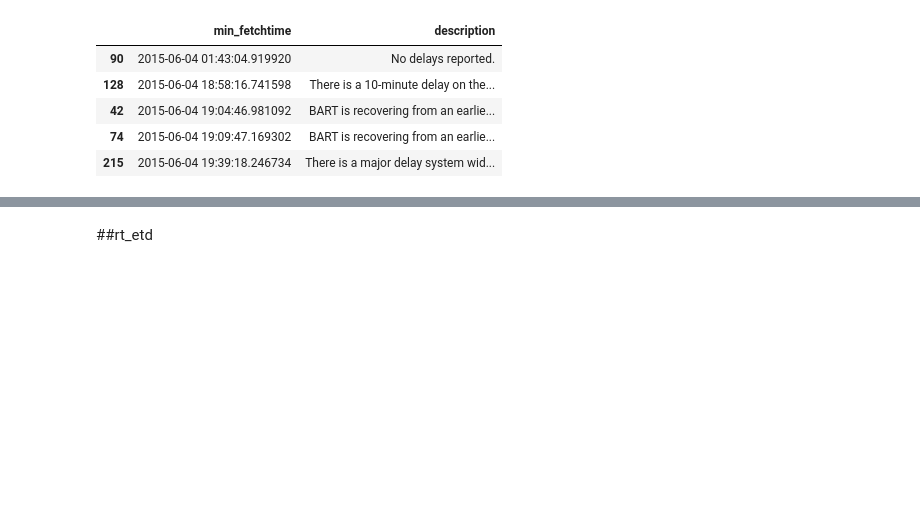
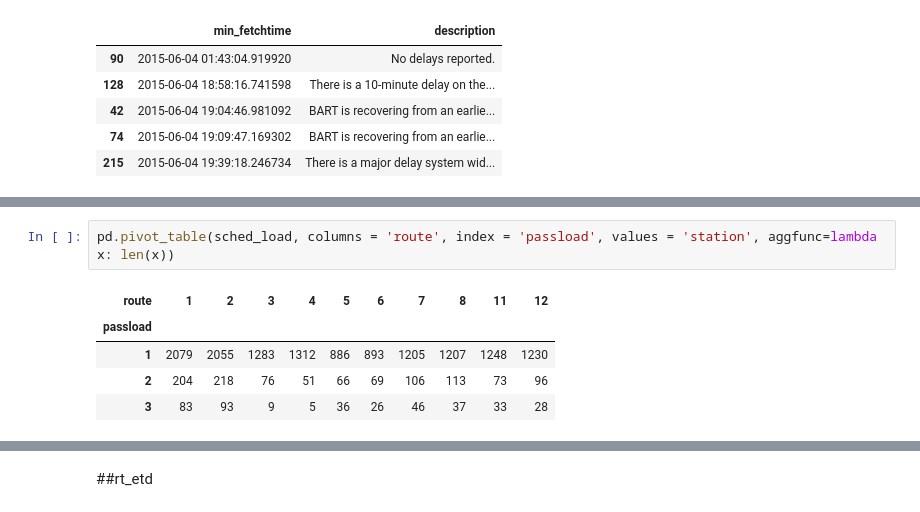
Before and after one commit to dmilad/BARTProject, a Jupyter notebook: eda/eda.ipynb, the cells around one changed output, grey strips where cells are left out. Cells and saved outputs as stored; diff of their text form; blank space fills up the shorter version.

```diff
--- a/eda/eda.ipynb
+++ b/eda/eda.ipynb
@@ -502,0 +513,8 @@ desc[:10]
+# %%
+pd.pivot_table(sched_load, columns = 'route', index = 'passload', values = 'station', aggfunc=lambda x: len(x))
+# %% [output]
+| route | 1 | 2 | 3 | 4 | 5 | 6 | 7 | 8 | 11 | 12 |
+| passload |  |  |  |  |  |  |  |  |  |  |
+| 1 | 2079 | 2055 | 1283 | 1312 | 886 | 893 | 1205 | 1207 | 1248 | 1230 |
+| 2 | 204 | 218 | 76 | 51 | 66 | 69 | 106 | 113 | 73 | 96 |
+| 3 | 83 | 93 | 9 | 5 | 36 | 26 | 46 | 37 | 33 | 28 |
```
Also changed, not shown: parts of 12 cells of this notebook, 3 other files.
